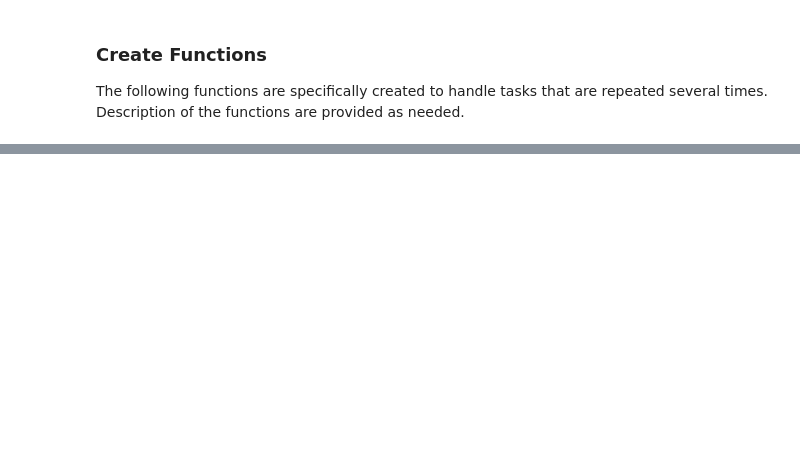
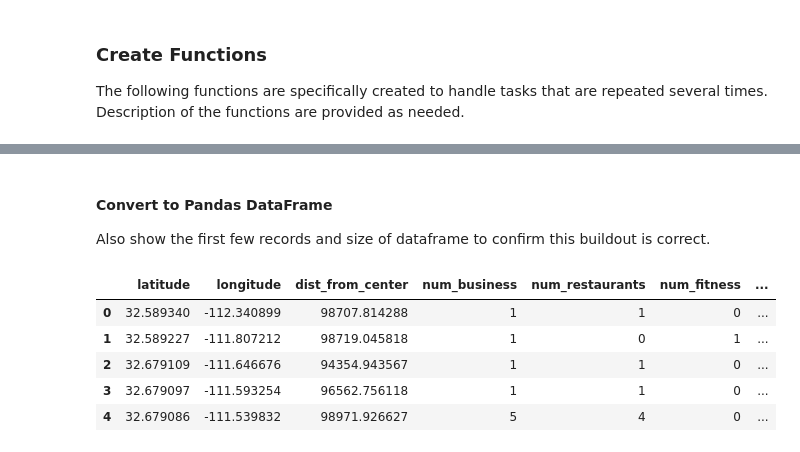
Before and after one commit to TeejIBM/Coursera_Capstone, a Jupyter notebook: Capstone_Project_PartB.ipynb, the cells around one changed output, grey strips where cells are left out. Saved outputs shown, nothing was run; the diff lists cells and outputs as text; code cells hidden in the pictures; blank space fills up the shorter version.

Commit message:
First commit for Week 2 of the Capstone Project
Signed-off-by: T.J. Griesenbrock <teej@ibm.com>

```diff
--- a/Capstone_Project_PartB.ipynb
+++ b/Capstone_Project_PartB.ipynb
@@ -319,0 +255,4 @@ I am not sure what other observation to make at this time.
+# %%
+def find_new_location(fnl_location, fnl_direction, fnl_distance):
+    step_location = GreatCircleDistance(meters = fnl_distance)
+    return step_location.destination(point=fnl_location, bearing=directions_bearing[fnl_direction])
@@ -319,0 +263,3 @@ I am not sure what other observation to make at this time.
+# %%
+def determine_distance(dd_begin, dd_end):
+    return great_circle(dd_begin, dd_end).meters
@@ -319,0 +328,12 @@ I am not sure what other observation to make at this time.
+# %%
+def calculate_ratio(num, den):
+    value = None
+
+    if num == 0:
+        value = 0.0
+    elif den == 0:
+        value = num
+    else:
+        value = num / den
+
+    return value
@@ -319,0 +430,31 @@ I am not sure what other observation to make at this time.
+# %%
+try:
+    with open('master_list_teej_capstone.pkl', 'rb') as cur_file:
+        master_list = pickle.load(cur_file)
+except:
+    print("Getting data.", end="")
+
+    master_list = build_new_record(start_location, max_distance, step_distance)
+
+    print("\nRegenerated data.  Saving...")
+
+    # Save this.
+    with open('master_list_teej_capstone.pkl', 'wb') as cur_file:
+        pickle.dump(master_list, cur_file)
+
+    print("Done.")
+# %% [markdown]
+#### Convert to Pandas DataFrame<a name="mp_ctpdf" />
+
+Also show the first few records and size of dataframe to confirm this buildout is correct.
+# %%
+df_master_list = pd.DataFrame.from_records(master_list, columns=column_names)
+
+df_master_list.head()
+# %% [output]
+|  | latitude | longitude | dist_from_center | num_business | num_restaurants | num_fitness | ... |
+| 0 | 32.589340 | -112.340899 | 98707.814288 | 1 | 1 | 0 | ... |
+| 1 | 32.589227 | -111.807212 | 98719.045818 | 1 | 0 | 1 | ... |
+| 2 | 32.679109 | -111.646676 | 94354.943567 | 1 | 1 | 0 | ... |
+| 3 | 32.679097 | -111.593254 | 96562.756118 | 1 | 1 | 0 | ... |
+| 4 | 32.679086 | -111.539832 | 98971.926627 | 5 | 4 | 0 | ... |
```
Also changed, not shown: parts of 71 cells of this notebook, 2 other files.
